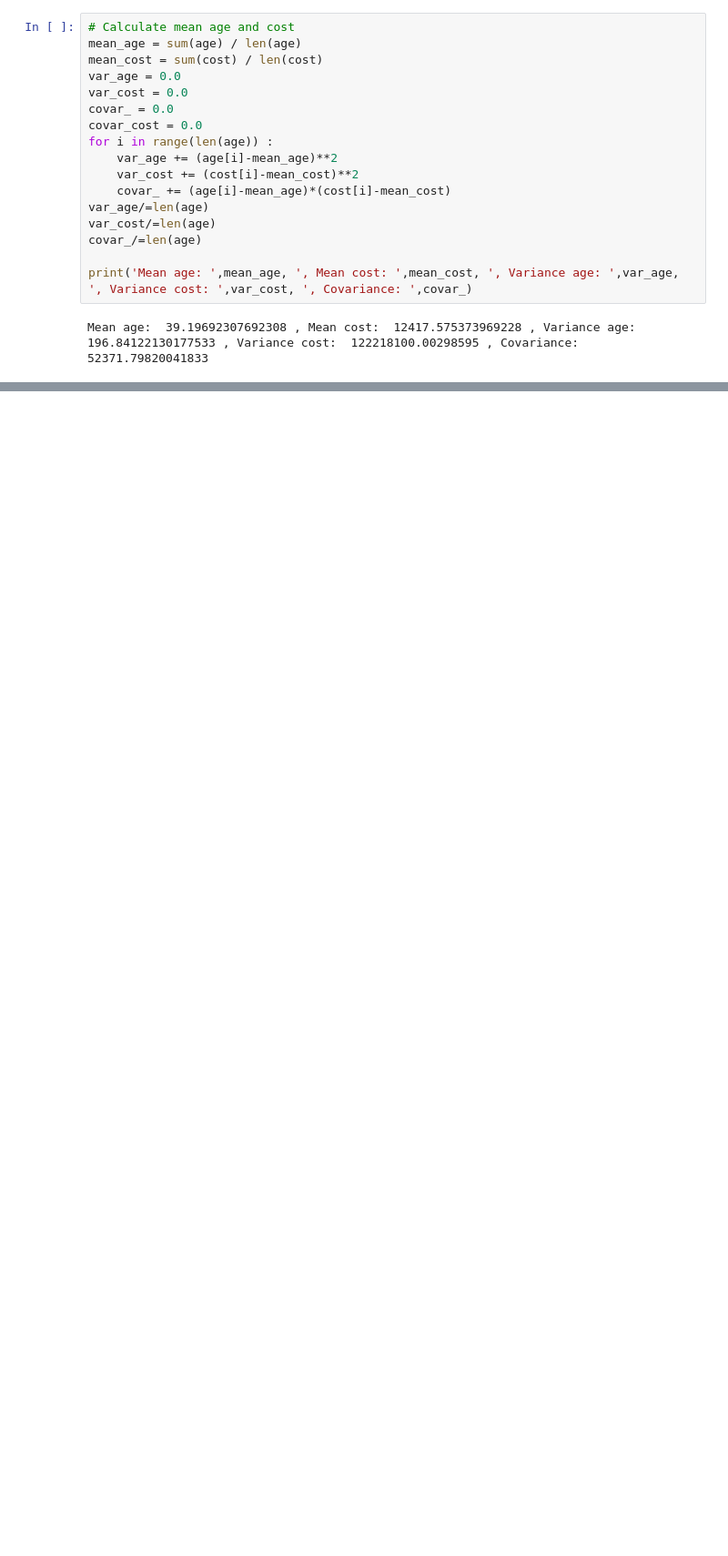
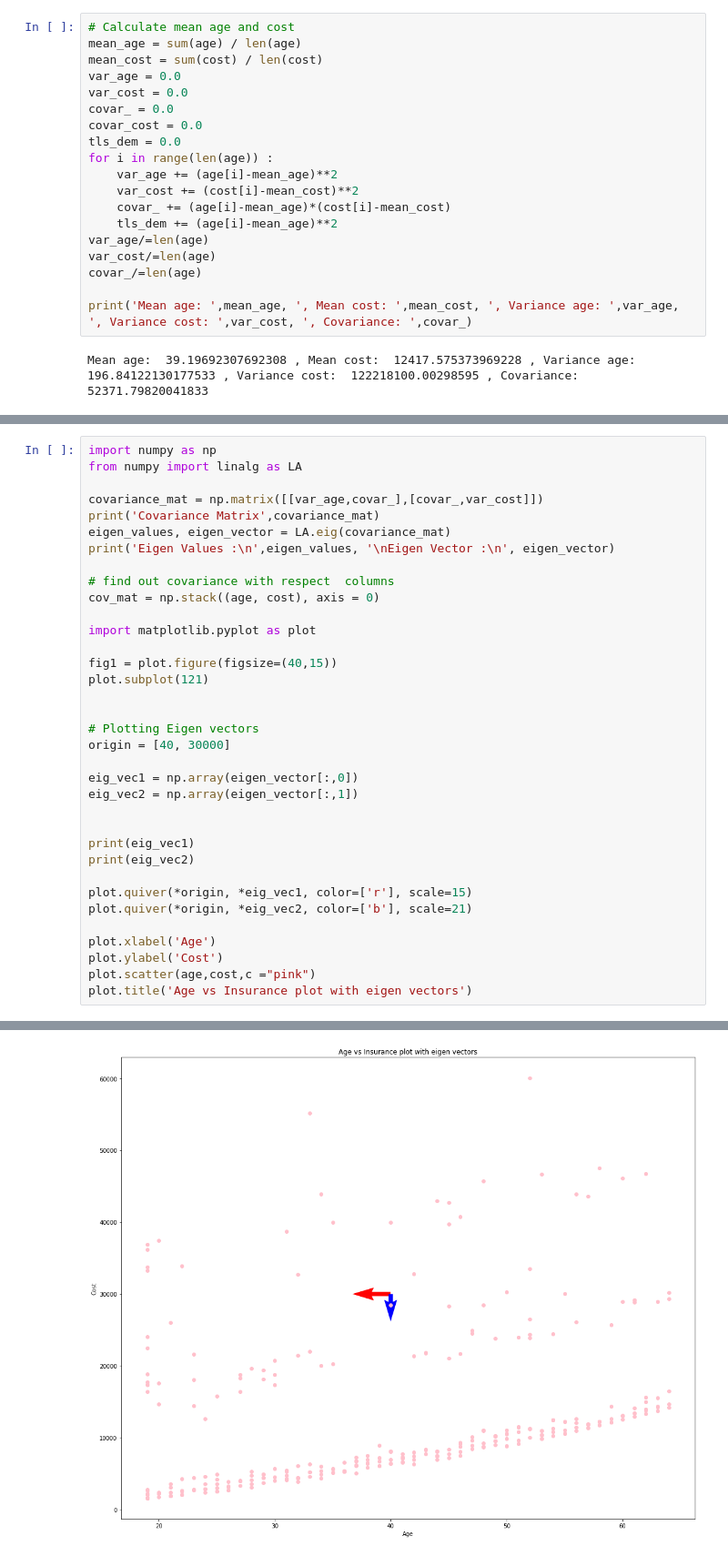
Before and after one commit to kavyadevd/CurveFittingAndHomography, a Jupyter notebook: Hw1/Problem3/Insurance.ipynb, the cells around one changed output, grey strips where cells are left out. Shown at 91% size. Drawn from its saved outputs; the diff is of its cells as text; blank space fills up the shorter version.

Commit message:
Plot Eigen vectors

```diff
--- a/Hw1/Problem3/Insurance.ipynb
+++ b/Hw1/Problem3/Insurance.ipynb
@@ -37,10 +25,12 @@ var_age = 0.0
 var_cost = 0.0
 covar_ = 0.0
 covar_cost = 0.0
+tls_dem = 0.0
 for i in range(len(age)) :
     var_age += (age[i]-mean_age)**2
     var_cost += (cost[i]-mean_cost)**2
     covar_ += (age[i]-mean_age)*(cost[i]-mean_cost)
+    tls_dem += (age[i]-mean_age)**2
 var_age/=len(age)
 var_cost/=len(age)
 covar_/=len(age)
@@ -50,0 +43,36 @@ Mean age:  39.19692307692308 , Mean cost:  12417.575373969228 , Variance age:  1
+# %%
+import numpy as np
+from numpy import linalg as LA
+
+covariance_mat = np.matrix([[var_age,covar_],[covar_,var_cost]])
+print('Covariance Matrix',covariance_mat)
+eigen_values, eigen_vector = LA.eig(covariance_mat)
+print('Eigen Values :\n',eigen_values, '\nEigen Vector :\n', eigen_vector)
+
+# find out covariance with respect  columns
+cov_mat = np.stack((age, cost), axis = 0)
+
+import matplotlib.pyplot as plot
+
+fig1 = plot.figure(figsize=(40,15))
+plot.subplot(121)
+
+
+# Plotting Eigen vectors
+origin = [40, 30000]
+
+eig_vec1 = np.array(eigen_vector[:,0])
+eig_vec2 = np.array(eigen_vector[:,1])
+
+
+print(eig_vec1)
+print(eig_vec2)
+
+plot.quiver(*origin, *eig_vec1, color=['r'], scale=15)
+plot.quiver(*origin, *eig_vec2, color=['b'], scale=21)
+
+plot.xlabel('Age')
+plot.ylabel('Cost')
+plot.scatter(age,cost,c ="pink")
+plot.title('Age vs Insurance plot with eigen vectors')
+# %% [output]
@@ -50,0 +91 @@ Mean age:  39.19692307692308 , Mean cost:  12417.575373969228 , Variance age:  1
+[figure, added]
```
Also changed, not shown: parts of 7 cells of this notebook.
